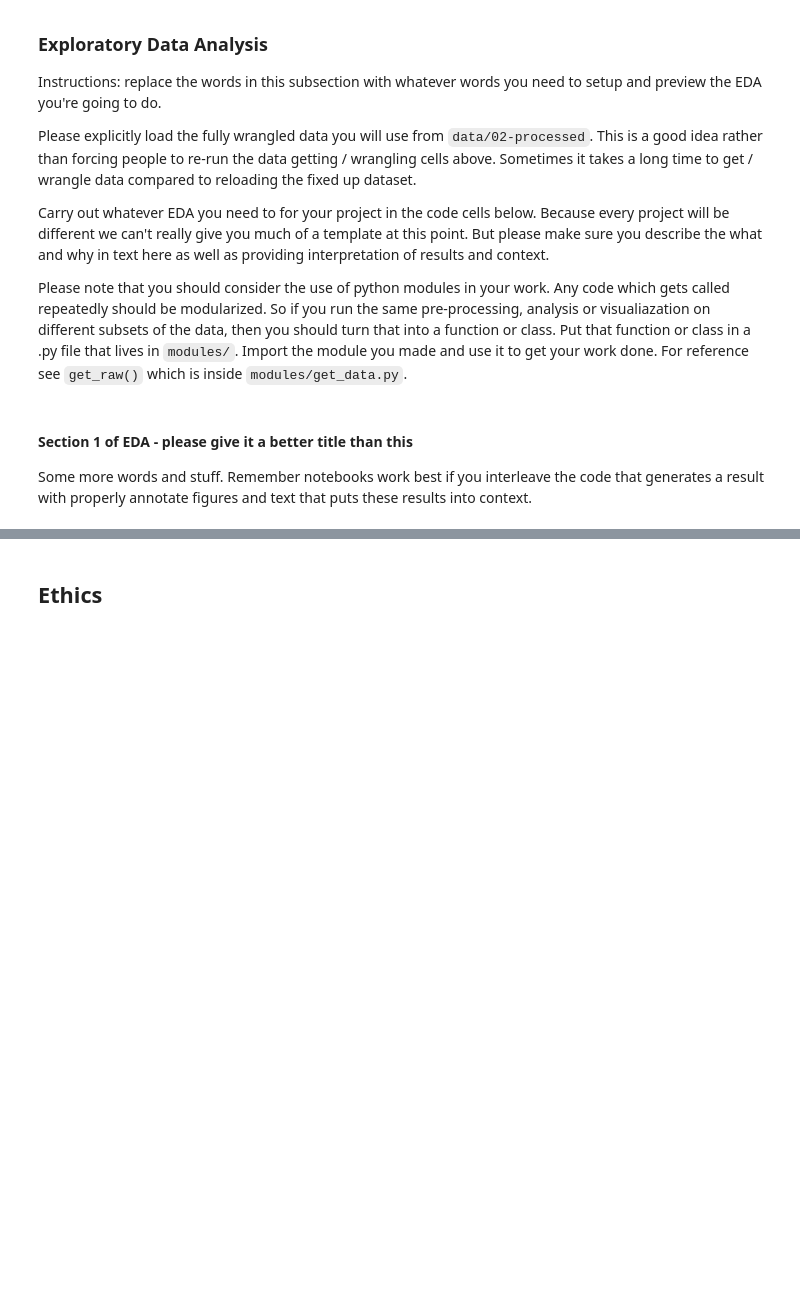
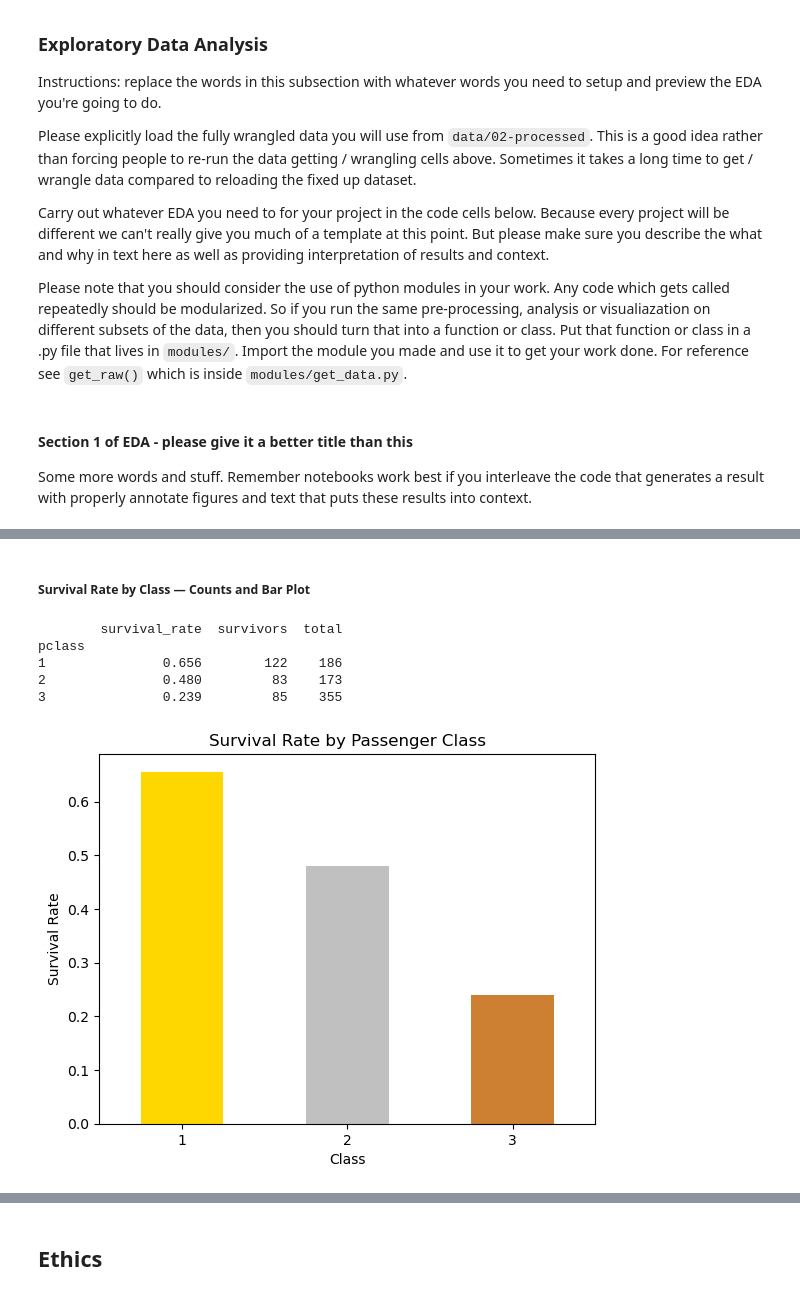
Before and after one commit to COGS108/Group036_WI26, a Jupyter notebook: 02-EDACheckpoint.ipynb, the cells around one changed output, grey strips where cells are left out. Saved outputs shown, nothing was run; the diff lists cells and outputs as text; code cells hidden in the pictures; blank space fills up the shorter version.

```diff
--- a/02-EDACheckpoint.ipynb
+++ b/02-EDACheckpoint.ipynb
@@ -269,0 +272,21 @@ Name: count, dtype: int64
+# %% [markdown]
+##### Survival Rate by Class — Counts and Bar Plot
+# %%
+survival_by_class = df.groupby('pclass')['survived'].agg(['mean', 'sum', 'count'])
+survival_by_class.columns = ['survival_rate', 'survivors', 'total']
+survival_by_class['survival_rate'] = survival_by_class['survival_rate'].round(3)
+print(survival_by_class)
+
+survival_by_class['survival_rate'].plot(kind='bar', color=['gold', 'silver', '#cd7f32'])
+plt.title('Survival Rate by Passenger Class')
+plt.xlabel('Class')
+plt.ylabel('Survival Rate')
+plt.xticks(rotation=0)
+plt.show()
+# %% [output]
+        survival_rate  survivors  total
+pclass
+1               0.656        122    186
+2               0.480         83    173
+3               0.239         85    355
+[figure, added]
```
Also changed, not shown: parts of 10 cells of this notebook.
